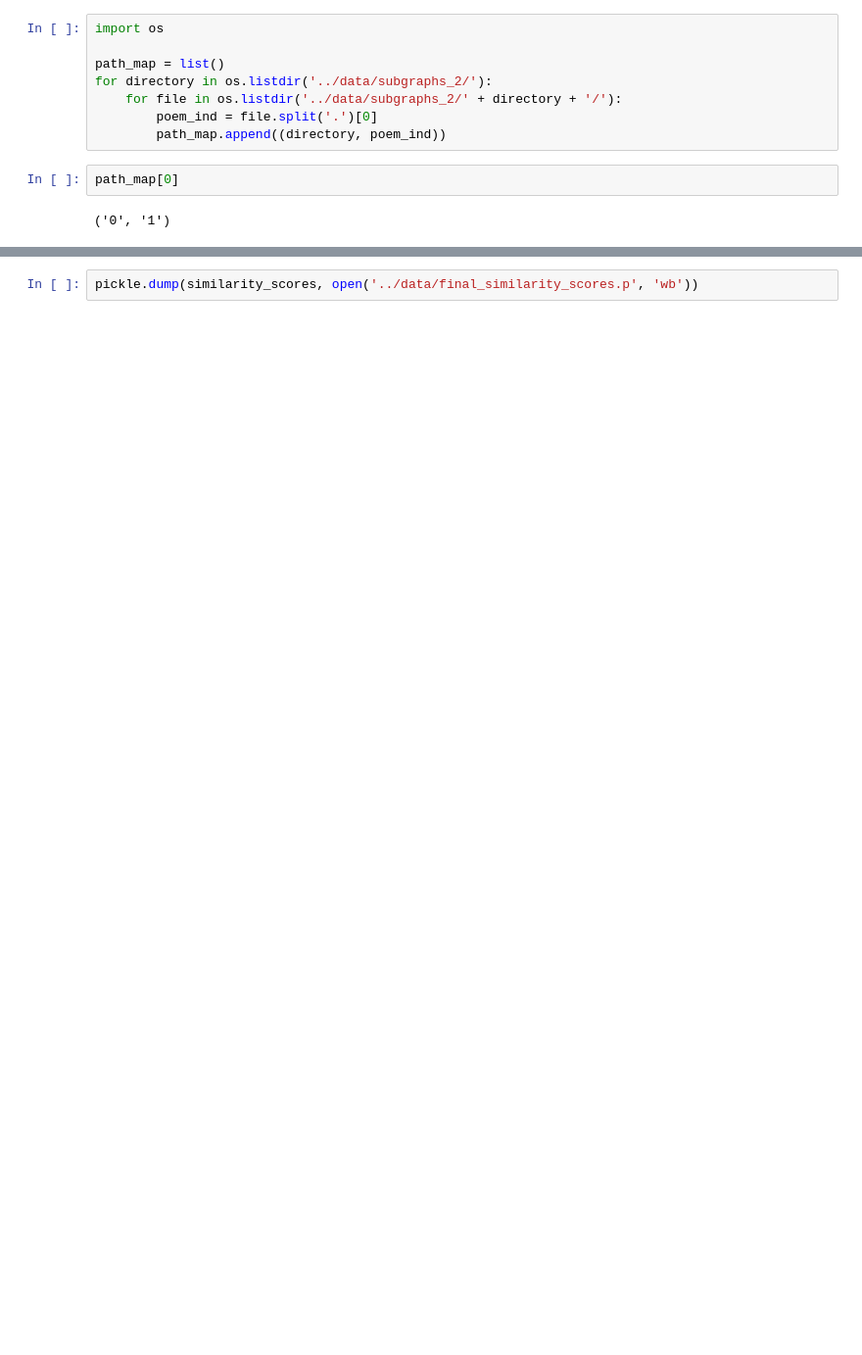
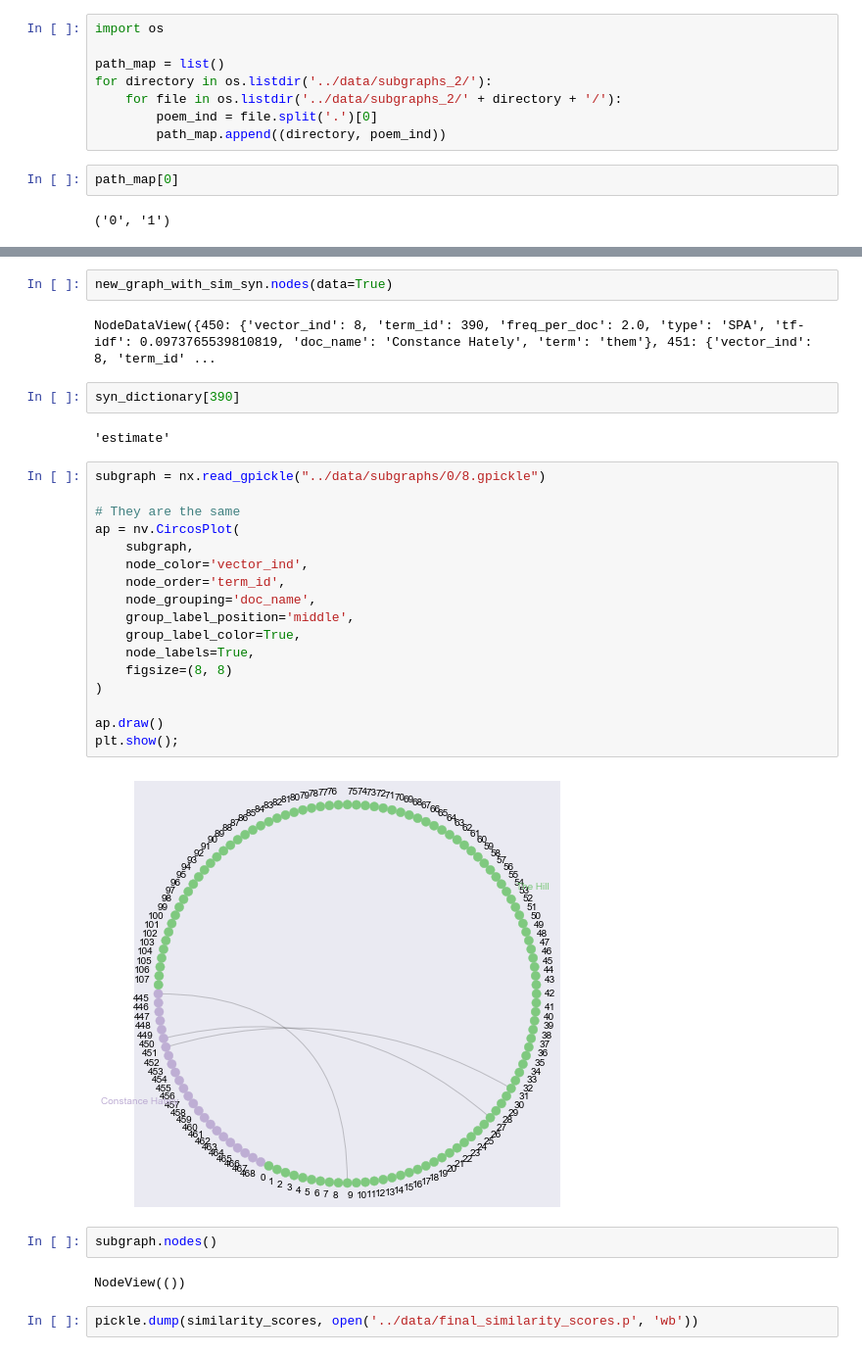
Before and after one commit to taylorperkins/Spoon-River-Anthology, a Jupyter notebook: notebooks/Create Similarity Matrix From Final Subgraphs .ipynb, the cells around one changed output, grey strips where cells are left out. Shown at 98% size. Saved outputs shown, nothing was run; the diff lists cells and outputs as text; blank space fills up the shorter version.

```diff
--- a/notebooks/Create Similarity Matrix From Final Subgraphs .ipynb
+++ b/notebooks/Create Similarity Matrix From Final Subgraphs .ipynb
@@ -105,2 +275,33 @@ similarity_scores
+# %%
+new_graph_with_sim_syn.nodes(data=True)
+# %% [output]
+NodeDataView({450: {'vector_ind': 8, 'term_id': 390, 'freq_per_doc': 2.0, 'type': 'SPA', 'tf-idf': 0.0973765539810819, 'doc_name': 'Constance Hately', 'term': 'them'}, 451: {'vector_ind': 8, 'term_id' ...
+# %%
+syn_dictionary[390]
+# %% [output]
+'estimate'
+# %%
+subgraph = nx.read_gpickle("../data/subgraphs/0/8.gpickle")
+
+# They are the same
+ap = nv.CircosPlot(
+    subgraph,
+    node_color='vector_ind',
+    node_order='term_id',
+    node_grouping='doc_name',
+    group_label_position='middle',
+    group_label_color=True,
+    node_labels=True,
+    figsize=(8, 8)
+)
+
+ap.draw()
+plt.show();
+# %% [output]
+[figure, added]
+# %%
+subgraph.nodes()
+# %% [output]
+NodeView(())
 # %%
 pickle.dump(similarity_scores, open('../data/final_similarity_scores.p', 'wb'))
```
Also changed, not shown: parts of 16 cells of this notebook, 4 other files.
